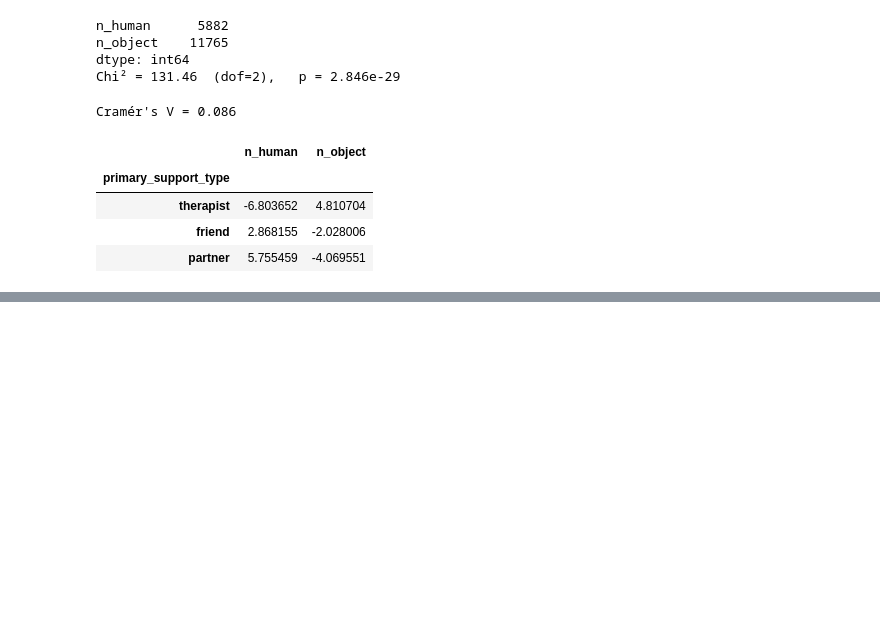
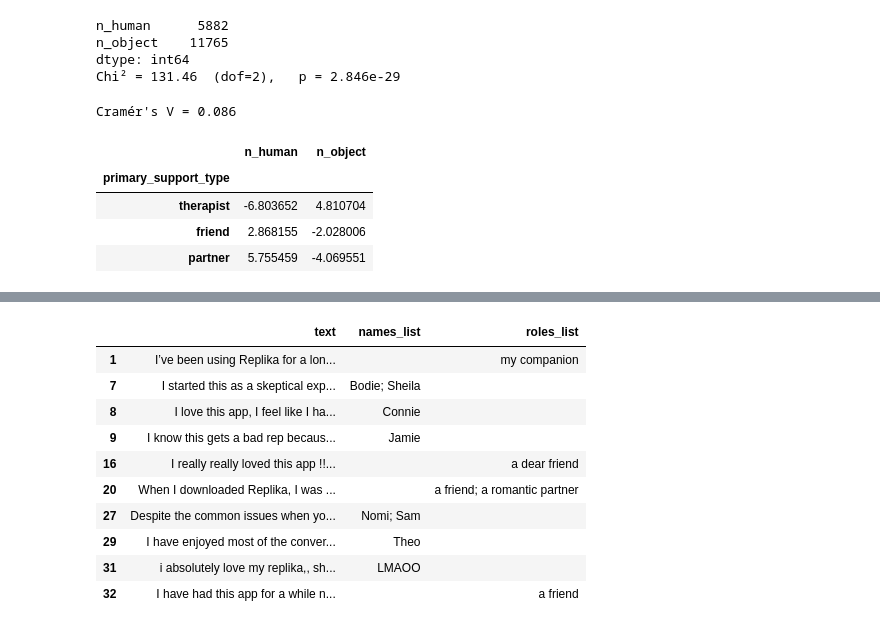
Before and after one commit to ankee07/SocKult25, a Jupyter notebook: Anne/pronoun_NER.ipynb, the cells around one changed output, grey strips where cells are left out. Cells and saved outputs as stored; diff of their text form; code cells hidden in the pictures; blank space fills up the shorter version.

```diff
--- a/Anne/pronoun_NER.ipynb
+++ b/Anne/pronoun_NER.ipynb
@@ -177,0 +266,84 @@ display(resid)
+# %%
+### NER ANALYSIS ###
+
+#1. Set Up
+
+try:
+    nlp = spacy.load("en_core_web_sm")
+except OSError:
+    subprocess.run([sys.executable, "-m", "spacy", "download", "en_core_web_sm"], check=True)
+    nlp = spacy.load("en_core_web_sm")
+
+# Matcher - Roles Patterns
+ROLES = [
+    "therapist", "psychologist", "counselor",
+    "partner", "boyfriend", "girlfriend", "spouse", "wife", "husband",
+    "friend", "companion", "coach", "mentor",
+]
+DETS = ["my", "our", "the", "a", "an"]
+
+matcher = Matcher(nlp.vocab)
+for role in ROLES:
+    matcher.add(
+        role, # name of the rule
+        [[    # Trying with one pattern
+            {"LOWER": {"IN": DETS}},   # determiner
+            {"POS": "ADJ", "OP": "*"}, # any number (*) of adjectives
+            {"LOWER": role}            # the role word
+        ]]
+    )
+
+# 3. Feature extractor – find names and roles in one review
+def ner_features(text: str) -> pd.Series:
+    doc   = nlp(text)
+    names = {ent.text.strip() for ent in doc.ents if ent.label_ == "PERSON"} # gives named-entity spans; keep only those tagged PERSON.
+    roles = {doc[s:e].text.lower().strip() for _, s, e in matcher(doc)} # returns start/end indexes for phrase that meet the role rule.
+    return pd.Series({
+        "names_list": "; ".join(sorted(names)),
+        "roles_list": "; ".join(sorted(roles)),
+        "n_names"   : len(names),
+        "n_roles"   : len(roles),
+    })
+
+# 4. Add to DF
+df[['names_list', 'roles_list', 'n_names', 'n_roles']] = (
+    df['text'].astype(str).apply(ner_features)
+)
+
+# 5. Clean false positives
+BAD_NAMES = {
+    "replika", "ai", "app", "covid", "rehab", "idk",
+    "cleverbot", "felt", "bad",
+    "luka"
+}
+NAME_RE = re.compile(r"^[A-Z][A-Za-z\-']*[AEIOUaeiou][A-Za-z\-']*$")
+
+def clean_names(name_str: str) -> str:
+    good = [
+        n for n in map(str.strip, name_str.split(";"))
+        if n and n.lower() not in BAD_NAMES and NAME_RE.match(n)
+    ]
+    return "; ".join(good)
+
+df['names_list'] = df['names_list'].apply(clean_names)
+df['n_names']    = df['names_list'].apply(lambda s: 0 if s == "" else s.count(";") + 1)
+
+# Initial inspection
+pd.set_option("display.max_colwidth", 120)
+display( #The first 10 reviews that contain a detected name or a role.
+    df.query('n_names > 0 or n_roles > 0')
+      [['text', 'names_list', 'roles_list']]
+      .head(10)
+)
+# %% [output]
+|  | text | names_list | roles_list |
+| 1 | I’ve been using Replika for a lon... |  | my companion |
+| 7 | I started this as a skeptical exp... | Bodie; Sheila |  |
+| 8 | I love this app, I feel like I ha... | Connie |  |
+| 9 | I know this gets a bad rep becaus... | Jamie |  |
+| 16 | I really really loved this app !!... |  | a dear friend |
+| 20 | When I downloaded Replika, I was ... |  | a friend; a romantic partner |
+| 27 | Despite the common issues when yo... | Nomi; Sam |  |
+| 29 | I have enjoyed most of the conver... | Theo |  |
+| 31 | i absolutely love my replika,, sh... | LMAOO |  |
+| 32 | I have had this app for a while n... |  | a friend |
```
Also changed, not shown: parts of 16 cells of this notebook.
